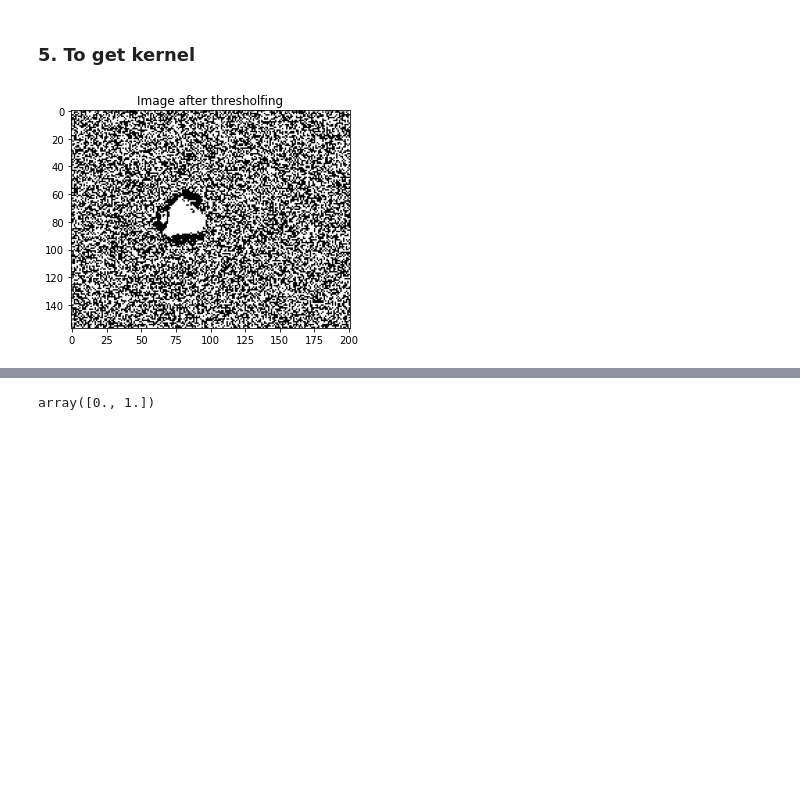
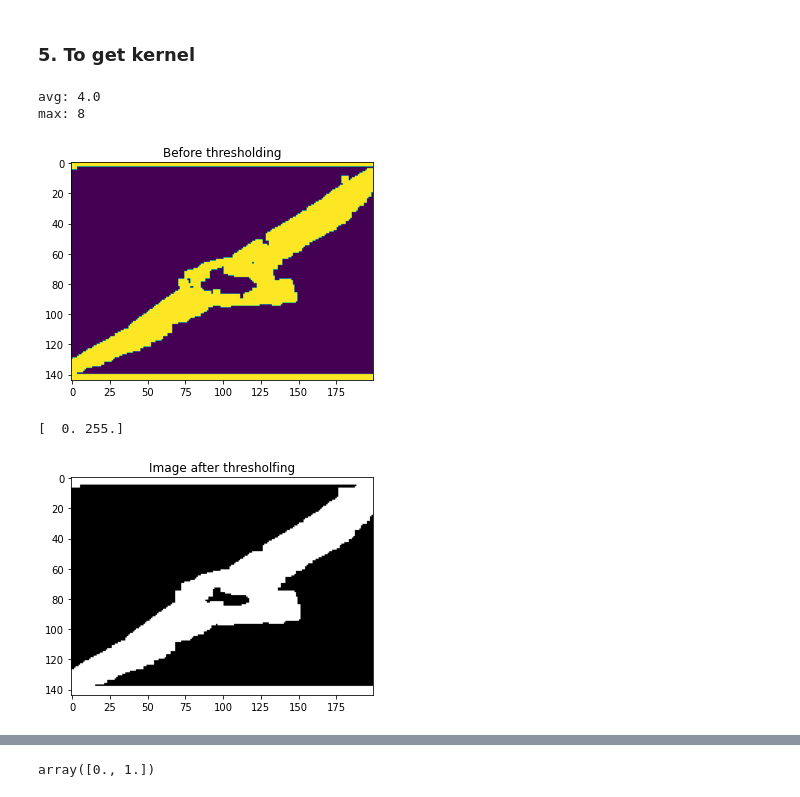
Before and after one commit to kaaeaate/optimal-kernels, a Jupyter notebook: Attention_TemplateMatching_FT/How to use attention to get template and kernel?.ipynb, the cells around one changed output, grey strips where cells are left out. Drawn from its saved outputs; the diff is of its cells as text; code cells hidden in the pictures; blank space fills up the shorter version.

Commit message:
Modificated kernel creation, thresholding and get_Fourier_coeffs_and_kernel functions, add model training

```diff
--- a/Attention_TemplateMatching_FT/How to use attention to get template and kernel?.ipynb
+++ b/Attention_TemplateMatching_FT/How to use attention to get template and kernel?.ipynb
@@ -21,3 +23,7 @@ dataset_path = Path('/home/e_radionova/Datasets/SimpleShapes_10_classes/dataset/
 # %% [markdown]
 ### 1. Create dataset
+# %%
+transform = A.Compose([
+    A.CenterCrop(width=400, height=288),
+])
 # %%
@@ -86,0 +85,10 @@ plt.imshow(fm_thresh)
+# %%
+from template_matching_funcs import thresholding
+
+print(fm.shape)
+fm_thresh = thresholding(fm, 1.0)
+fm_thresh = thresholding(fm_thresh, 1.0, otsu=True)
+kern = cv2.getStructuringElement(cv2.MORPH_RECT,(5,5))
+fm_thresh = cv2.morphologyEx(fm_thresh, cv2.MORPH_CLOSE, kern)
+fm_thresh = cv2.dilate(fm_thresh,kern,iterations = 1)
+plt.imshow(fm_thresh)
@@ -89,7 +107,7 @@ plt.imshow(fm_thresh)
 # %%
 from template_matching_funcs import template_matching
 
-img = cv2.imread(str(dataset_path / 'images' / dataloaders['train'].dataset.images_names[0]))
+img = cv2.imread(str(dataset_path / 'images/001.Black_footed_Albatross/' / dataloaders['train'].dataset.images_names[0]))
 result_matchimg = template_matching(img,
                                     fm_thresh)
 # %%
@@ -104,8 +122,13 @@ from template_matching_funcs import template_matching, thresholding, get_Fourier
 
 def get_kernel_baseline(image, template, order, kernel_size,
                        morph_open, morph_close, dilate):
-    img_match = template_matching(image=image, template=template, method=cv2.TM_CCORR)
-    img_thresh = thresholding(img_match)
+#     img_match = template_matching(image=image, template=template, method=cv2.TM_CCORR)
+    img_thresh = thresholding(template, 1.0, otsu=True)
+
+#     r = cv2.selectROI(img_thresh)
+#     imCrop = img_thresh[int(r[1]):int(r[1]+r[3]), int(r[0]):int(r[0]+r[2])]
+#     plt.imshow(imCrop)
+#     plt.show()
 
     kern = cv2.getStructuringElement(cv2.MORPH_RECT,(5,5))  # np.ones((5,5),np.uint8)
     if morph_open:
@@ -115,6 +138,9 @@ def get_kernel_baseline(image, template, order, kernel_size,
     if dilate:
         img_thresh = cv2.dilate(img_thresh,kern,iterations = 1)
 
+    img_thresh = 255 * abs(img_thresh / img_thresh.max())
+#     img_thresh = np.array(img_thresh, np.uint8)
+    print(np.unique(img_thresh))
     plt.imshow(img_thresh, cmap='gray')
     plt.title('Image after thresholfing')
     plt.show()
@@ -123,14 +149,18 @@ def get_kernel_baseline(image, template, order, kernel_size,
     return kernel
 # %%
 kernel_per_img = get_kernel_baseline(image=img,
-                                    template=fm_thresh,
-                                    order=10,
-                                    kernel_size=20,
-                                    morph_open=False,
-                                    morph_close=False,
-                                    dilate=False)
+                                     template=fm_thresh,
+                                     order=10,
+                                     kernel_size=20,
+                                     morph_open=False,
+                                     morph_close=False,
+                                     dilate=True)
 # %% [output]
+avg: 4.0
+max: 8
-[figure, old version]
+[figure, new version]
+[  0. 255.]
+[figure, added]
 # %%
 plt.imshow(kernel_per_img)
 # %% [output]
```
Also changed, not shown: parts of 15 cells of this notebook, 4 other files.
